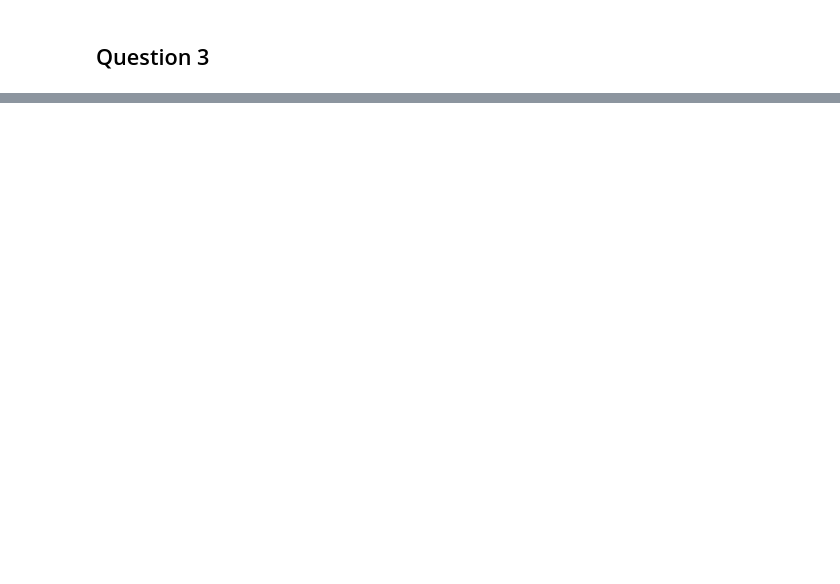
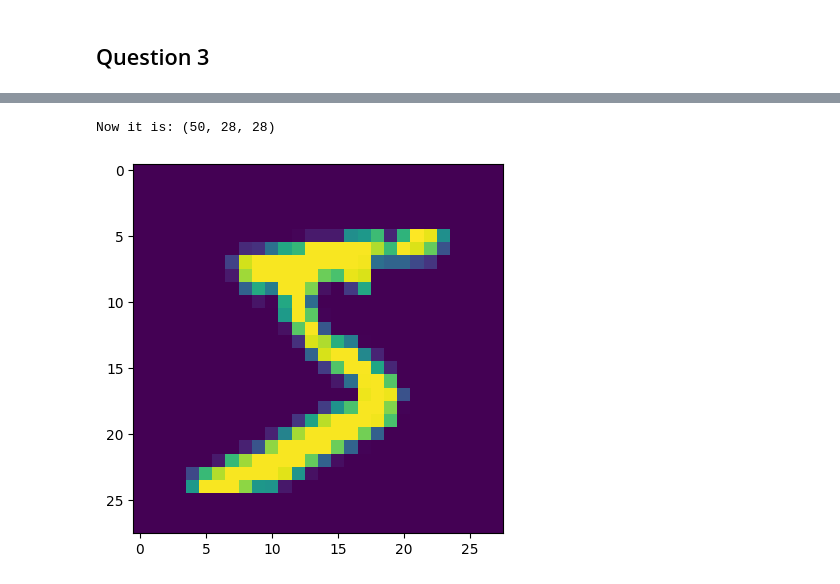
Before and after one commit to adhilcodes/DTTE_projects, a Jupyter notebook: DTTE_assignment_2.ipynb, the cells around one changed output, grey strips where cells are left out. Cells and saved outputs as stored; diff of their text form; code cells hidden in the pictures; blank space fills up the shorter version.

```diff
--- a/DTTE_assignment_2.ipynb
+++ b/DTTE_assignment_2.ipynb
@@ -934,0 +1007,7 @@ plt.show()
+# %%
+#loading the dataset
+(train_X, train_y), (test_X, test_y) = mnist.load_data()
+train_X = train_X/255
+test_X = test_X/255
+
+print("original data size:",train_X.shape)
@@ -934,0 +1018,12 @@ plt.show()
+# %%
+train_X = train_X[::1200,:,:].copy() # subsample. Otherwise it will take too long!
+train_y = train_y[::1200].copy() # do the same to the labels
+
+print("Now it is:", train_X.shape)
+# %% [output]
+Now it is: (50, 28, 28)
+# %%
+plt.imshow(train_X[0])
+plt.show()
+# %% [output]
+[figure, added]
```
Also changed, not shown: parts of 37 cells of this notebook.
